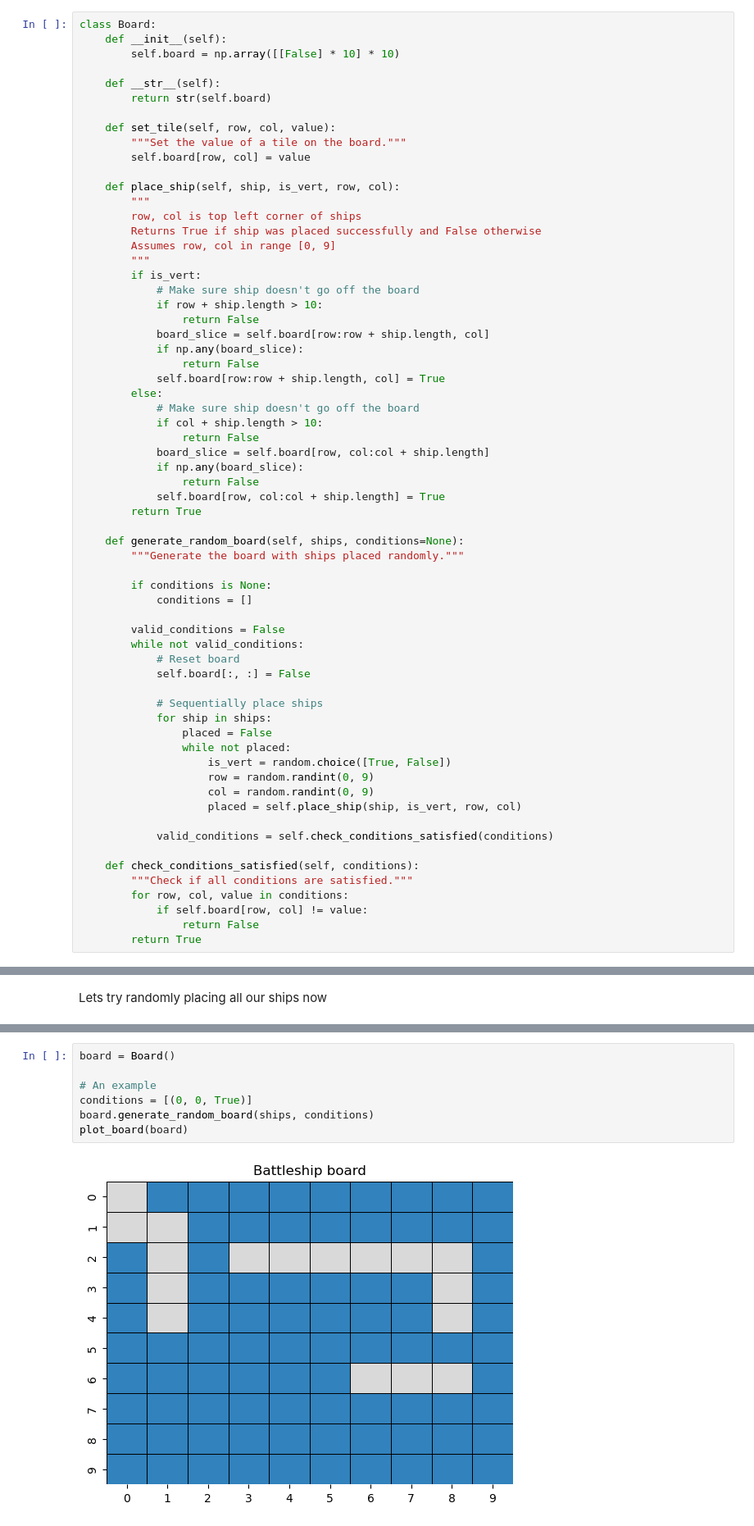
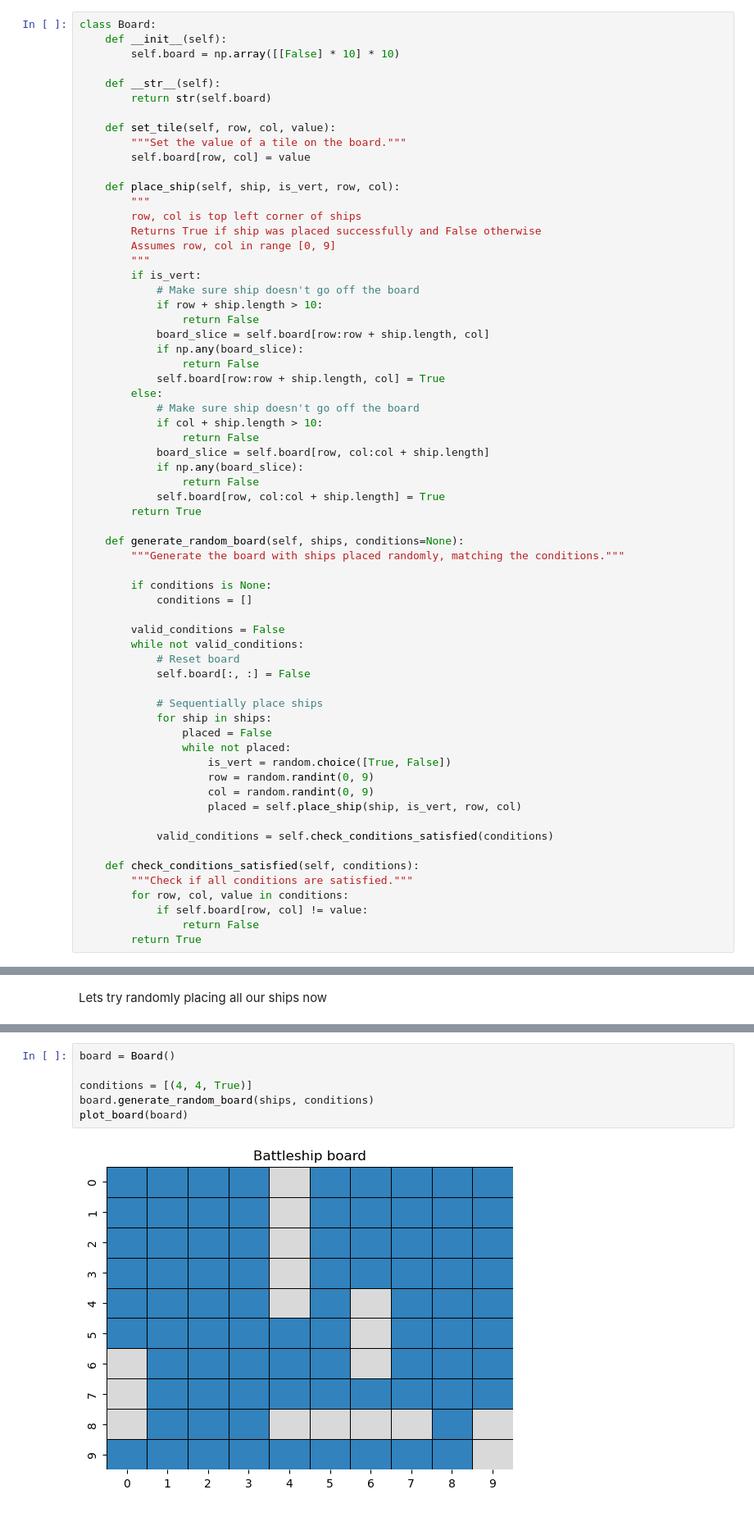
Before and after one commit to damienbose/battleship_analysis, a Jupyter notebook: battleship.ipynb, the cells around one changed output, grey strips where cells are left out. Shown at 82% size. Cells and saved outputs as stored; diff of their text form.

```diff
--- a/battleship.ipynb
+++ b/battleship.ipynb
@@ -62,7 +75,7 @@ class Board:
         return True
 
     def generate_random_board(self, ships, conditions=None):
-        """Generate the board with ships placed randomly."""
+        """Generate the board with ships placed randomly, matching the conditions."""
 
         if conditions is None:
             conditions = []
@@ -151,10 +172,9 @@ An example board meeting this constraint is shown below.
 # %%
 board = Board()
 
-# An example
-conditions = [(0, 0, True)]
+conditions = [(4, 4, True)]
 board.generate_random_board(ships, conditions)
 plot_board(board)
 # %% [output]
-[figure, old version]
+[figure, new version]
 # %% [markdown]
```
Also changed, not shown: parts of 25 cells of this notebook.
